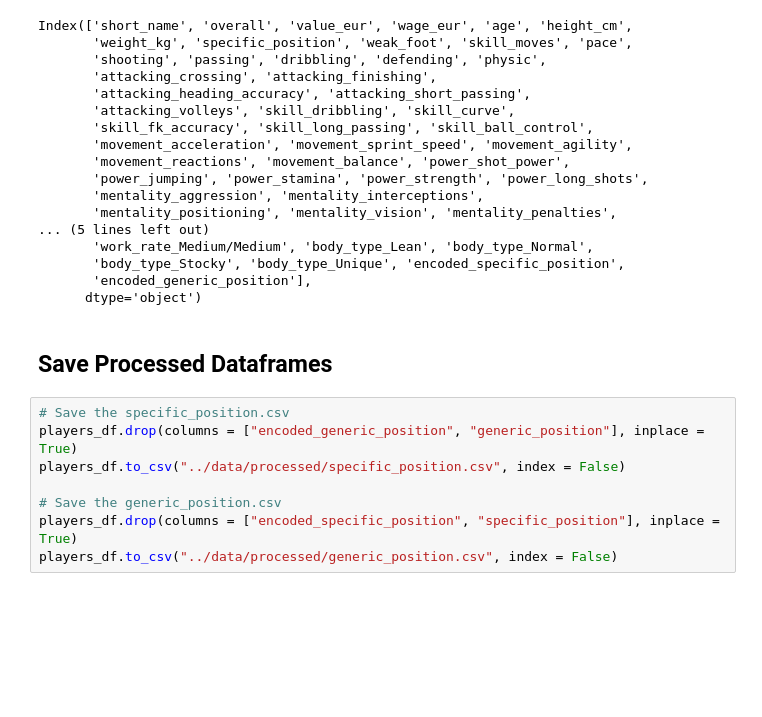
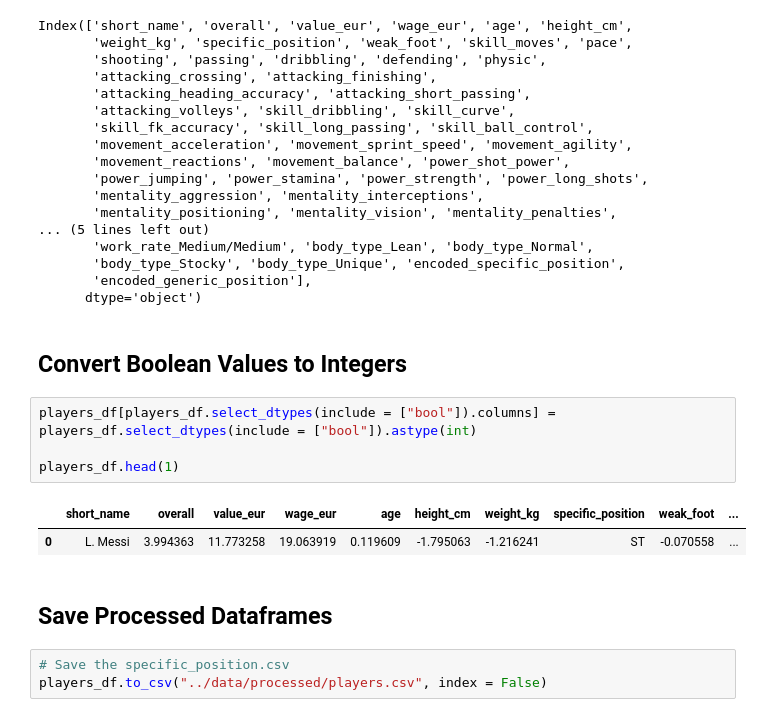
Before and after one commit to dcorc7/FIFA-Position-Classifier, a Jupyter notebook: code/data_preprocessing.ipynb, the cells around one changed output. Drawn from its saved outputs; the diff is of its cells as text; blank space fills up the shorter version.

Commit message:
Created both generic and specific models

```diff
--- a/code/data_preprocessing.ipynb
+++ b/code/data_preprocessing.ipynb
@@ -329,13 +329,17 @@ Index(['short_name', 'overall', 'value_eur', 'wage_eur', 'age', 'height_cm',
        'body_type_Stocky', 'body_type_Unique', 'encoded_specific_position',
        'encoded_generic_position'],
       dtype='object')
+# %% [markdown]
+## Convert Boolean Values to Integers
+# %%
+players_df[players_df.select_dtypes(include = ["bool"]).columns] = players_df.select_dtypes(include = ["bool"]).astype(int)
+
+players_df.head(1)
+# %% [output]
+|  | short_name | overall | value_eur | wage_eur | age | height_cm | weight_kg | specific_position | weak_foot | ... |
+| 0 | L. Messi | 3.994363 | 11.773258 | 19.063919 | 0.119609 | -1.795063 | -1.216241 | ST | -0.070558 | ... |
 # %% [markdown]
 ## Save Processed Dataframes
 # %%
 # Save the specific_position.csv
-players_df.drop(columns = ["encoded_generic_position", "generic_position"], inplace = True)
-players_df.to_csv("../data/processed/specific_position.csv", index = False)
-
-# Save the generic_position.csv
-players_df.drop(columns = ["encoded_specific_position", "specific_position"], inplace = True)
-players_df.to_csv("../data/processed/generic_position.csv", index = False)
+players_df.to_csv("../data/processed/players.csv", index = False)
```
Also changed, not shown: 11 other files.
